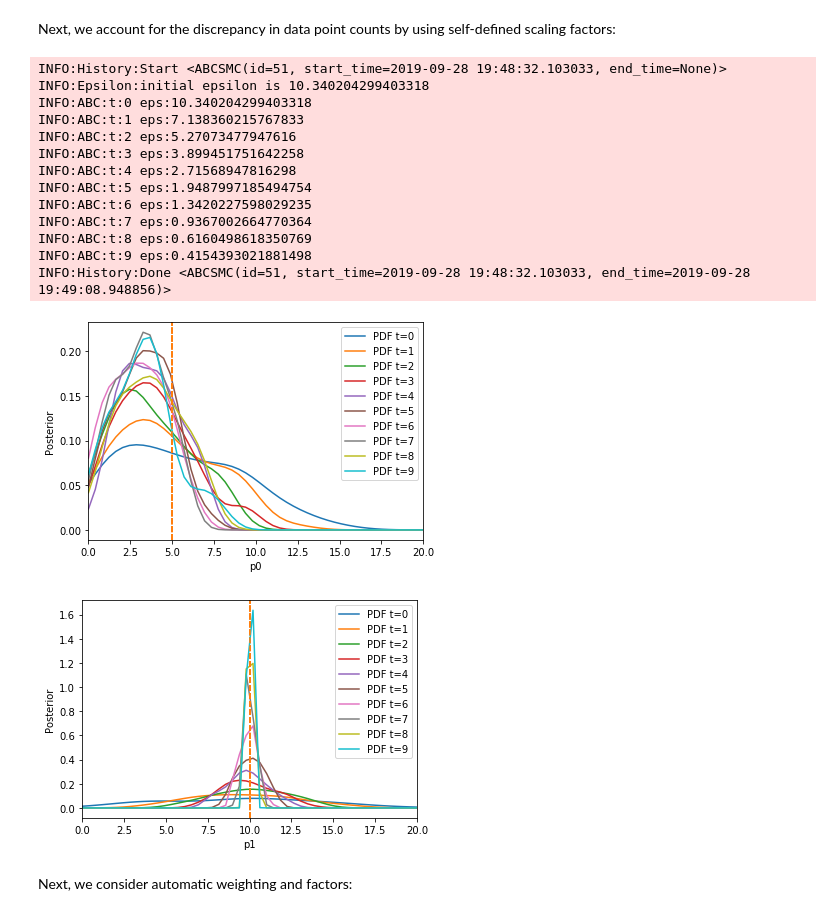
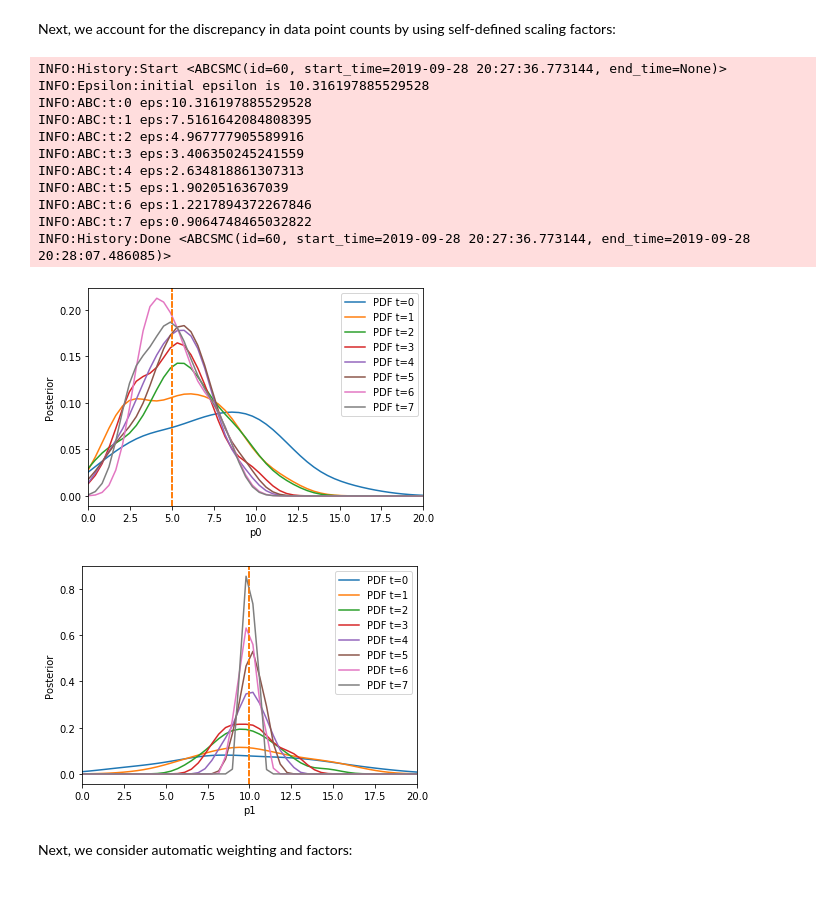
Before and after one commit to ICB-DCM/pyABC, a Jupyter notebook: doc/examples/adaptive_distances.ipynb, the cells around one changed output. Cells and saved outputs as stored; diff of their text form; code cells hidden in the pictures.

```diff
--- a/doc/examples/adaptive_distances.ipynb
+++ b/doc/examples/adaptive_distances.ipynb
@@ -392,34 +373,32 @@ Next, we account for the discrepancy in data point counts by using self-defined
 # %%
 factors = {}
 for j in range(N0):
     factors['p0_' + str(j)] = 1/N0
 for j in range(N1):
     factors['p1_' + str(j)] = 1/N1
 distance = pyabc.PNormDistance(p=1, factors=factors)
 
 abc = pyabc.ABCSMC(model, prior, distance)
 
 db_path = "sqlite:///" + os.path.join(tempfile.gettempdir(), "tmp.db")
 abc.new(db_path, observation)
-history3 = abc.run(max_nr_populations=10)
+history3 = abc.run(max_nr_populations=8)
 
 plot(history3)
 # %% [output]
-INFO:History:Start <ABCSMC(id=51, start_time=2019-09-28 19:48:32.103033, end_time=None)>
-INFO:Epsilon:initial epsilon is 10.340204299403318
-INFO:ABC:t:0 eps:10.340204299403318
-INFO:ABC:t:1 eps:7.138360215767833
-INFO:ABC:t:2 eps:5.27073477947616
-INFO:ABC:t:3 eps:3.899451751642258
-INFO:ABC:t:4 eps:2.71568947816298
-INFO:ABC:t:5 eps:1.9487997185494754
-INFO:ABC:t:6 eps:1.3420227598029235
-INFO:ABC:t:7 eps:0.9367002664770364
-INFO:ABC:t:8 eps:0.6160498618350769
-INFO:ABC:t:9 eps:0.4154393021881498
-INFO:History:Done <ABCSMC(id=51, start_time=2019-09-28 19:48:32.103033, end_time=2019-09-28 19:49:08.948856)>
+INFO:History:Start <ABCSMC(id=60, start_time=2019-09-28 20:27:36.773144, end_time=None)>
+INFO:Epsilon:initial epsilon is 10.316197885529528
+INFO:ABC:t:0 eps:10.316197885529528
+INFO:ABC:t:1 eps:7.5161642084808395
+INFO:ABC:t:2 eps:4.967777905589916
+INFO:ABC:t:3 eps:3.406350245241559
+INFO:ABC:t:4 eps:2.634818861307313
+INFO:ABC:t:5 eps:1.9020516367039
+INFO:ABC:t:6 eps:1.2217894372267846
+INFO:ABC:t:7 eps:0.9064748465032822
+INFO:History:Done <ABCSMC(id=60, start_time=2019-09-28 20:27:36.773144, end_time=2019-09-28 20:28:07.486085)>
-[figure, old version]
+[figure, new version]
-[figure, old version]
+[figure, new version]
 # %% [markdown]
 Next, we consider automatic weighting and factors:
 # %%
```
Also changed, not shown: parts of 14 cells of this notebook.
